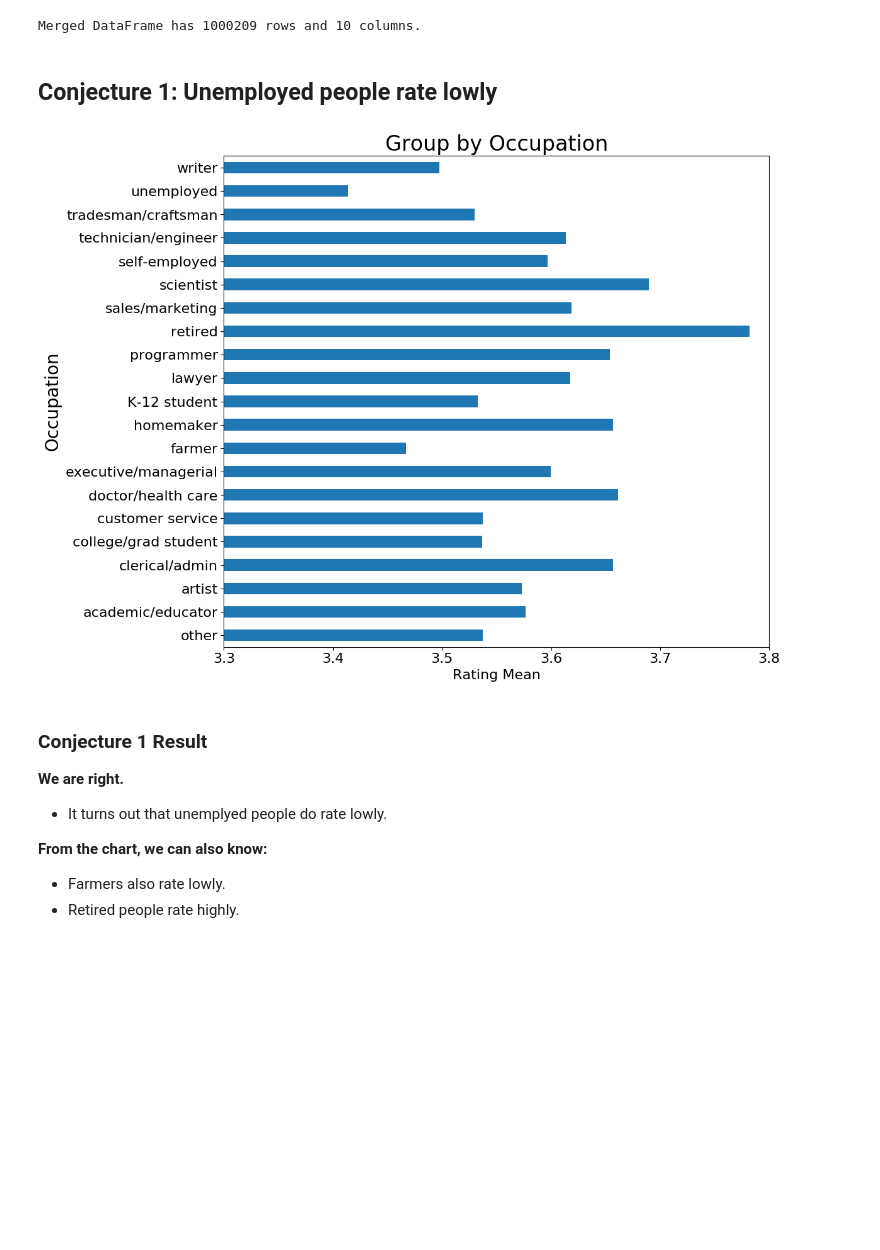
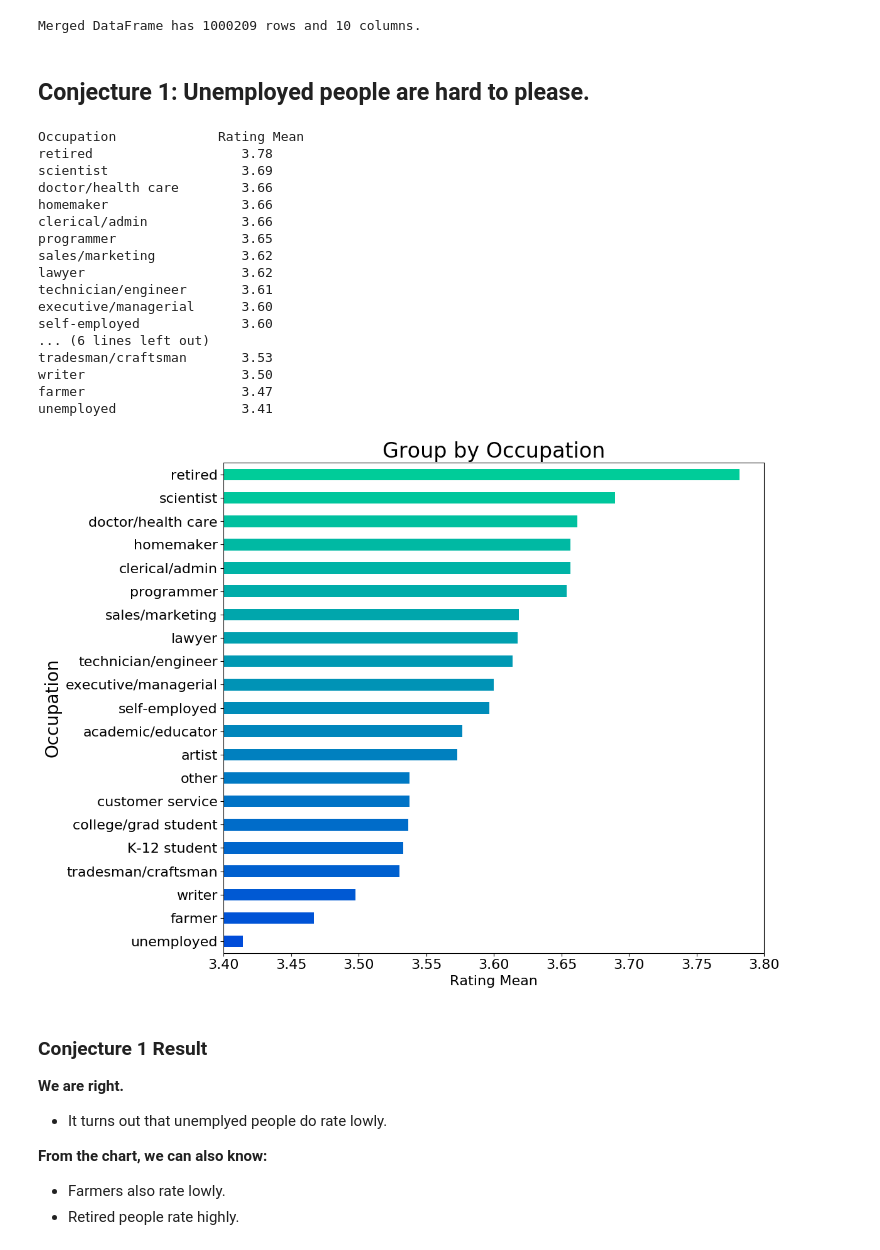
Before and after one commit to DS501-17Fall/Project-02, a Jupyter notebook: CaseStudy2.ipynb, the cells around one changed output. Drawn from its saved outputs; the diff is of its cells as text; code cells hidden in the pictures; blank space fills up the shorter version.

```diff
--- a/CaseStudy2.ipynb
+++ b/CaseStudy2.ipynb
@@ -219,37 +220,62 @@ Make some conjectures about how easy various groups are to please? Support your
 # %% [markdown]
-## Conjecture 1: Unemployed people rate lowly
+## Conjecture 1: Unemployed people are hard to please.
 # %%
 import pandas as pd
 import matplotlib.pyplot as plt
 import numpy as np
+from prettytable import PrettyTable
 
 # Load data from HDF5 file
 data = pd.read_hdf('data.h5')
 
 
-means = data.groupby('Occupation')['Rating'].mean()
+means = data.groupby('Occupation')['Rating'].mean().sort_values(ascending = False)
 
 
 occupations = ("other", "academic/educator", "artist", "clerical/admin", "college/grad student", "customer service",
                "doctor/health care", "executive/managerial", "farmer", "homemaker", "K-12 student", "lawyer",
                "programmer", "retired", "sales/marketing", "scientist", "self-employed", "technician/engineer",
                "tradesman/craftsman", "unemployed", "writer")
-prop_iter = iter(plt.rcParams['axes.prop_cycle'])
 
 
+print('{:22s}'.format('Occupation'), 'Rating Mean')
+for index,value in means.iteritems():
+    print('{:25s}'.format(occupations[index]), '{:.2f}'.format(value))
+
+means = means.sort_values()
+
 plt.figure(figsize=(12,9), dpi=100)
-ax = means.plot.barh()
-ax.set_xlim(3.3, 3.8)
+cm = plt.cm.get_cmap('winter')
+colors = [cm(i) for i in np.linspace( 0.3, 0.8, len(occupations))]
+ax = means.plot(kind='barh', color=colors)
+ax.set_xlim(3.4, 3.8)
 ax.set_xlabel('Rating Mean', fontsize=16)
 ax.set_ylabel('Occupation', fontsize=20)
 plt.xticks(fontsize=16)
-ax.set_yticklabels(occupations, fontsize=16)
+ax.set_yticklabels([occupations[i] for i in means.index], fontsize=16)
 plt.title('Group by Occupation', fontsize=24)
 plt.tight_layout()
 plt.savefig('images/P1-C1-Occupation.png')
 plt.show()
 # %% [output]
+Occupation             Rating Mean
+retired                   3.78
+scientist                 3.69
+doctor/health care        3.66
+homemaker                 3.66
+clerical/admin            3.66
+programmer                3.65
+sales/marketing           3.62
+lawyer                    3.62
+technician/engineer       3.61
+executive/managerial      3.60
+self-employed             3.60
+... (6 lines left out)
+tradesman/craftsman       3.53
+writer                    3.50
+farmer                    3.47
+unemployed                3.41
-[figure, old version]
+[figure, new version]
 # %% [markdown]
 ### Conjecture 1 Result
 <b>We are right.</b>
```
Also changed, not shown: parts of 21 cells of this notebook.
